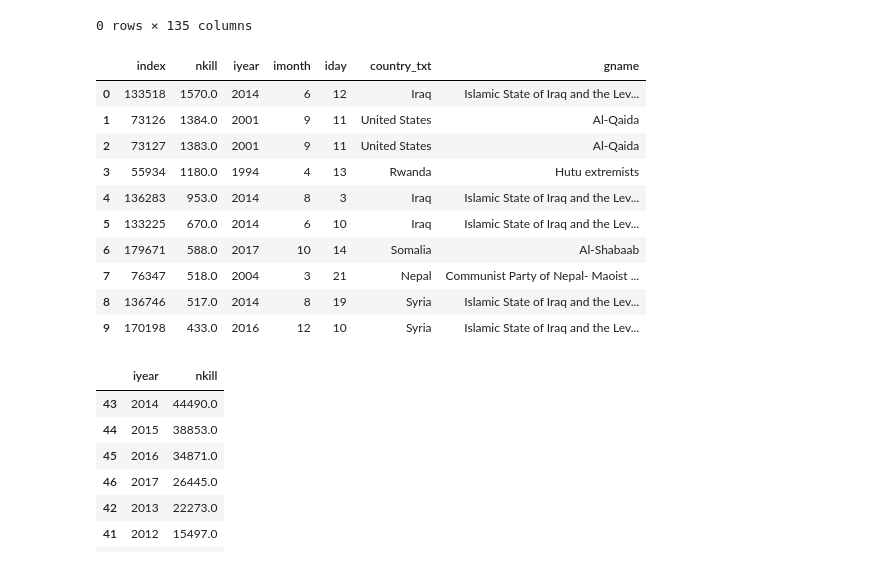
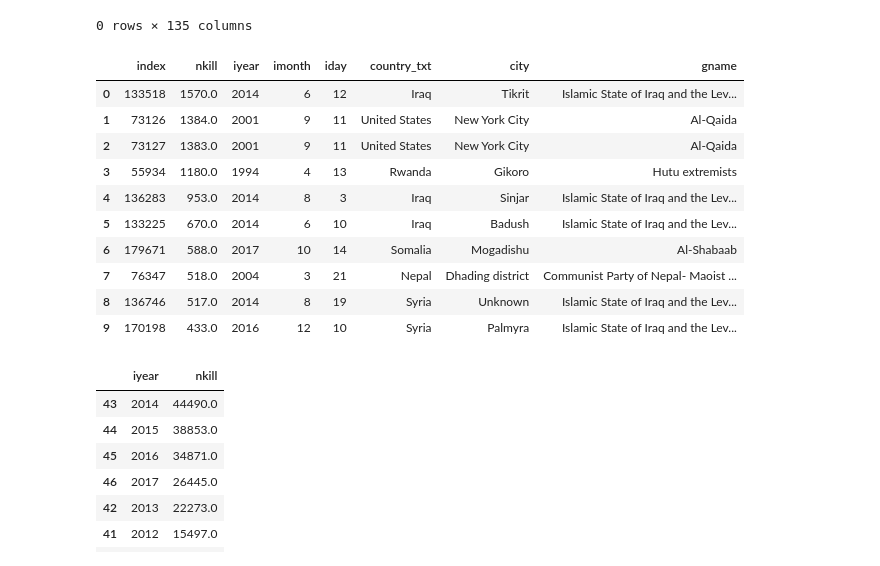
Before and after one commit to ducoquelicot/python_files, a Jupyter notebook: vrtnws/terrorism_data.ipynb, the cells around one changed output. Cells and saved outputs as stored; diff of their text form; code cells hidden in the pictures.

```diff
--- a/vrtnws/terrorism_data.ipynb
+++ b/vrtnws/terrorism_data.ipynb
@@ -43,20 +43,20 @@ terrorism.groupby(by='eventid').filter(lambda x: len(x)>1)
 # %%
 # First question: what were the ten deadliest terrorist attacks between 1970 and 2017?
 # In order to know this we need the date, the number of deaths, and the location so that we know where it happened.
 # We may also want the terrorist group.
-terrorism[['nkill', 'iyear', 'imonth', 'iday', 'country_txt', 'gname']].sort_values('nkill', ascending=False).reset_index().head(10)
+terrorism[['nkill', 'iyear', 'imonth', 'iday', 'country_txt', 'city', 'gname']].sort_values('nkill', ascending=False).reset_index().head(10)
 # %% [output]
-|  | index | nkill | iyear | imonth | iday | country_txt | gname |
-| 0 | 133518 | 1570.0 | 2014 | 6 | 12 | Iraq | Islamic State of Iraq and the Lev... |
-| 1 | 73126 | 1384.0 | 2001 | 9 | 11 | United States | Al-Qaida |
-| 2 | 73127 | 1383.0 | 2001 | 9 | 11 | United States | Al-Qaida |
-| 3 | 55934 | 1180.0 | 1994 | 4 | 13 | Rwanda | Hutu extremists |
-| 4 | 136283 | 953.0 | 2014 | 8 | 3 | Iraq | Islamic State of Iraq and the Lev... |
-| 5 | 133225 | 670.0 | 2014 | 6 | 10 | Iraq | Islamic State of Iraq and the Lev... |
-| 6 | 179671 | 588.0 | 2017 | 10 | 14 | Somalia | Al-Shabaab |
-| 7 | 76347 | 518.0 | 2004 | 3 | 21 | Nepal | Communist Party of Nepal- Maoist ... |
-| 8 | 136746 | 517.0 | 2014 | 8 | 19 | Syria | Islamic State of Iraq and the Lev... |
-| 9 | 170198 | 433.0 | 2016 | 12 | 10 | Syria | Islamic State of Iraq and the Lev... |
+|  | index | nkill | iyear | imonth | iday | country_txt | city | gname |
+| 0 | 133518 | 1570.0 | 2014 | 6 | 12 | Iraq | Tikrit | Islamic State of Iraq and the Lev... |
+| 1 | 73126 | 1384.0 | 2001 | 9 | 11 | United States | New York City | Al-Qaida |
+| 2 | 73127 | 1383.0 | 2001 | 9 | 11 | United States | New York City | Al-Qaida |
+| 3 | 55934 | 1180.0 | 1994 | 4 | 13 | Rwanda | Gikoro | Hutu extremists |
+| 4 | 136283 | 953.0 | 2014 | 8 | 3 | Iraq | Sinjar | Islamic State of Iraq and the Lev... |
+| 5 | 133225 | 670.0 | 2014 | 6 | 10 | Iraq | Badush | Islamic State of Iraq and the Lev... |
+| 6 | 179671 | 588.0 | 2017 | 10 | 14 | Somalia | Mogadishu | Al-Shabaab |
+| 7 | 76347 | 518.0 | 2004 | 3 | 21 | Nepal | Dhading district | Communist Party of Nepal- Maoist ... |
+| 8 | 136746 | 517.0 | 2014 | 8 | 19 | Syria | Unknown | Islamic State of Iraq and the Lev... |
+| 9 | 170198 | 433.0 | 2016 | 12 | 10 | Syria | Palmyra | Islamic State of Iraq and the Lev... |
 # %%
 # Second question. Which years had the most casualties and how does this develop over time?
 # To answer the first part, we need to know the total of casualties per year.
```
Also changed, not shown: parts of 3 cells of this notebook, 1 other file.
